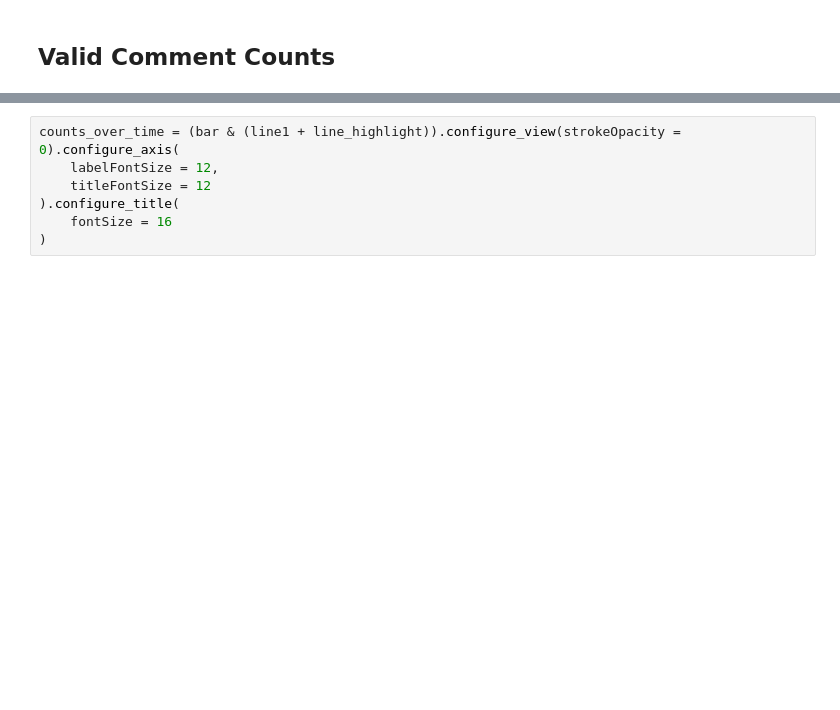
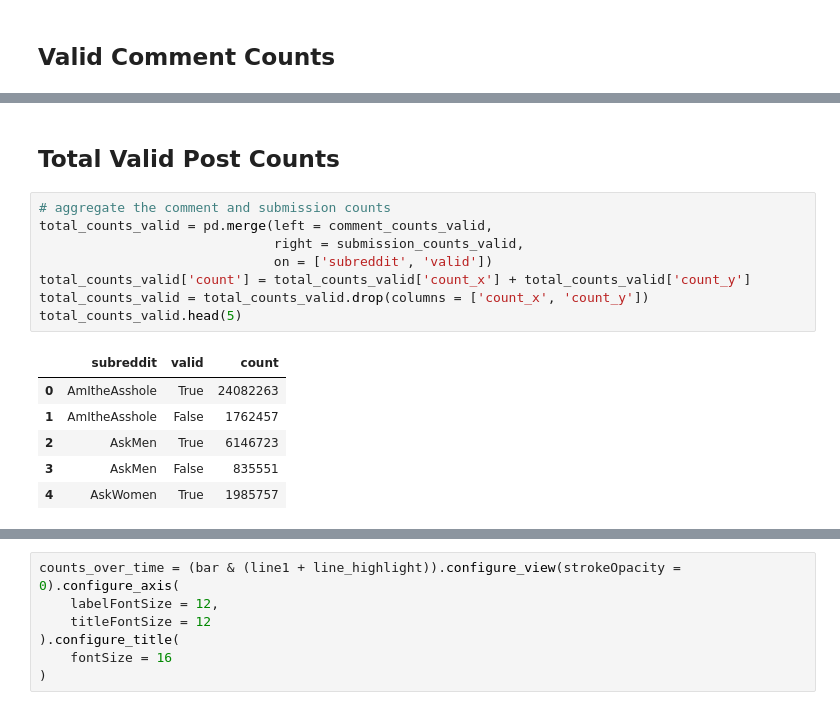
Before and after one commit to gu-dsan6000/fall-2023-reddit-project-team-17, a Jupyter notebook: code/project-eda/project-eda-predicting-subreddits-vis.ipynb, the cells around one changed output, grey strips where cells are left out. Saved outputs shown, nothing was run; the diff lists cells and outputs as text; blank space fills up the shorter version.

```diff
--- a/code/project-eda/project-eda-predicting-subreddits-vis.ipynb
+++ b/code/project-eda/project-eda-predicting-subreddits-vis.ipynb
@@ -36,3 +35,20 @@ NameError: name 'comment_month_counts' is not defined
+# %% [markdown]
+## Total Valid Post Counts
+# %%
+# aggregate the comment and submission counts
+total_counts_valid = pd.merge(left = comment_counts_valid,
+                              right = submission_counts_valid,
+                              on = ['subreddit', 'valid'])
+total_counts_valid['count'] = total_counts_valid['count_x'] + total_counts_valid['count_y']
+total_counts_valid = total_counts_valid.drop(columns = ['count_x', 'count_y'])
+total_counts_valid.head(5)
+# %% [output]
+|  | subreddit | valid | count |
+| 0 | AmItheAsshole | True | 24082263 |
+| 1 | AmItheAsshole | False | 1762457 |
+| 2 | AskMen | True | 6146723 |
+| 3 | AskMen | False | 835551 |
+| 4 | AskWomen | True | 1985757 |
 # %%
 # create the selection and color scheme for interaction
 selection = alt.selection_single(fields = ['subreddit'], name = 'Random')
```
Also changed, not shown: parts of 23 cells of this notebook, 2 other files.
